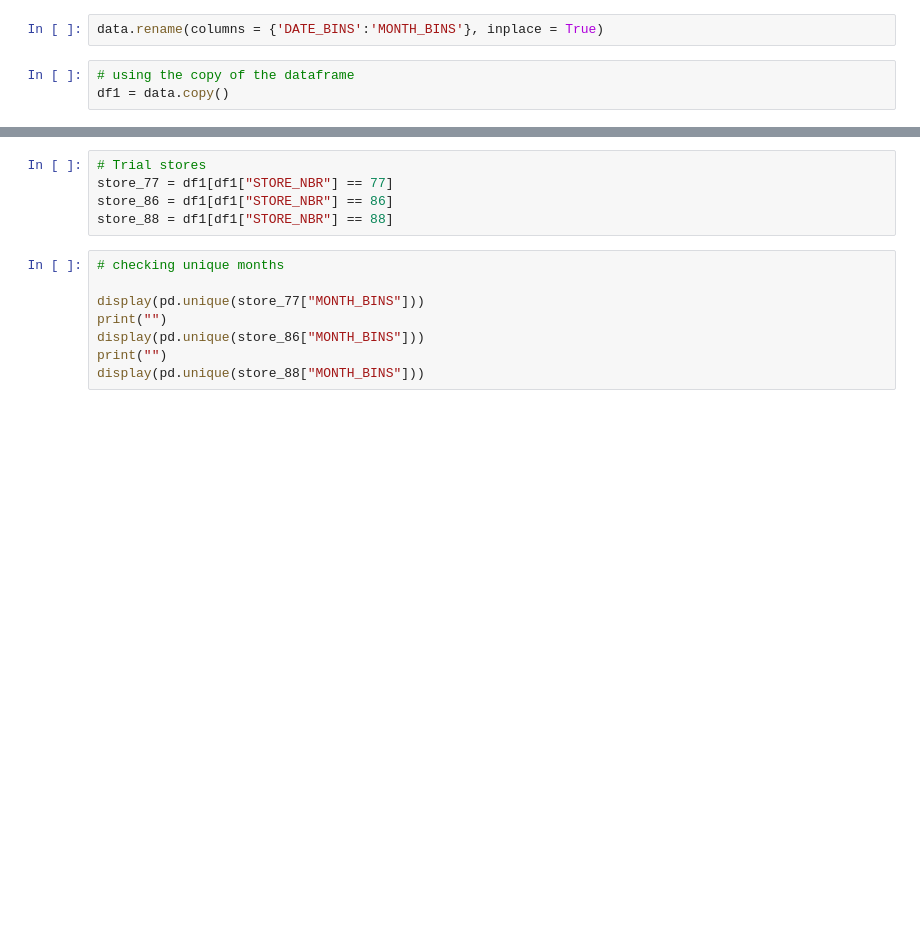
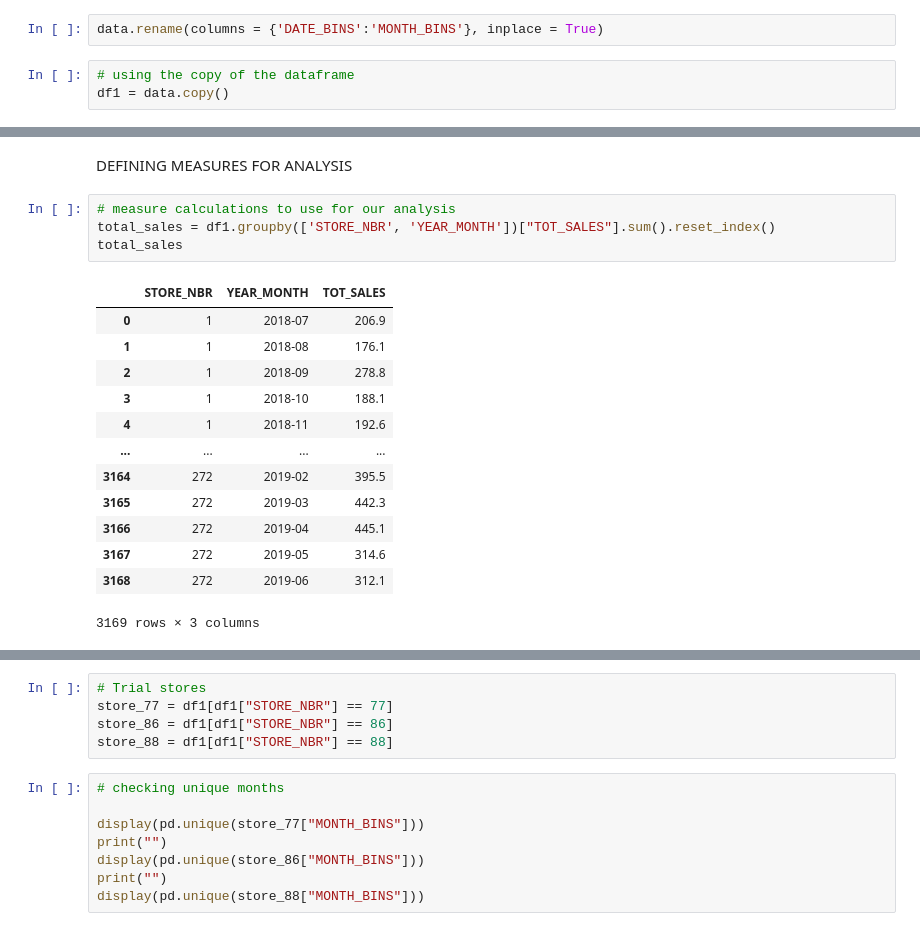
Before and after one commit to wa-le/Quantium-Forage-Virtual-Internship, a Jupyter notebook: my_quantium_T2.ipynb, the cells around one changed output, grey strips where cells are left out. Drawn from its saved outputs; the diff is of its cells as text; blank space fills up the shorter version.

```diff
--- a/my_quantium_T2.ipynb
+++ b/my_quantium_T2.ipynb
@@ -53,0 +99,20 @@ df1.head(3)
+# %% [markdown]
+DEFINING MEASURES FOR ANALYSIS
+# %%
+# measure calculations to use for our analysis
+total_sales = df1.groupby(['STORE_NBR', 'YEAR_MONTH'])["TOT_SALES"].sum().reset_index()
+total_sales
+# %% [output]
+|  | STORE_NBR | YEAR_MONTH | TOT_SALES |
+| 0 | 1 | 2018-07 | 206.9 |
+| 1 | 1 | 2018-08 | 176.1 |
+| 2 | 1 | 2018-09 | 278.8 |
+| 3 | 1 | 2018-10 | 188.1 |
+| 4 | 1 | 2018-11 | 192.6 |
+| ... | ... | ... | ... |
+| 3164 | 272 | 2019-02 | 395.5 |
+| 3165 | 272 | 2019-03 | 442.3 |
+| 3166 | 272 | 2019-04 | 445.1 |
+| 3167 | 272 | 2019-05 | 314.6 |
+| 3168 | 272 | 2019-06 | 312.1 |
+3169 rows × 3 columns
```
Also changed, not shown: parts of 8 cells of this notebook.
